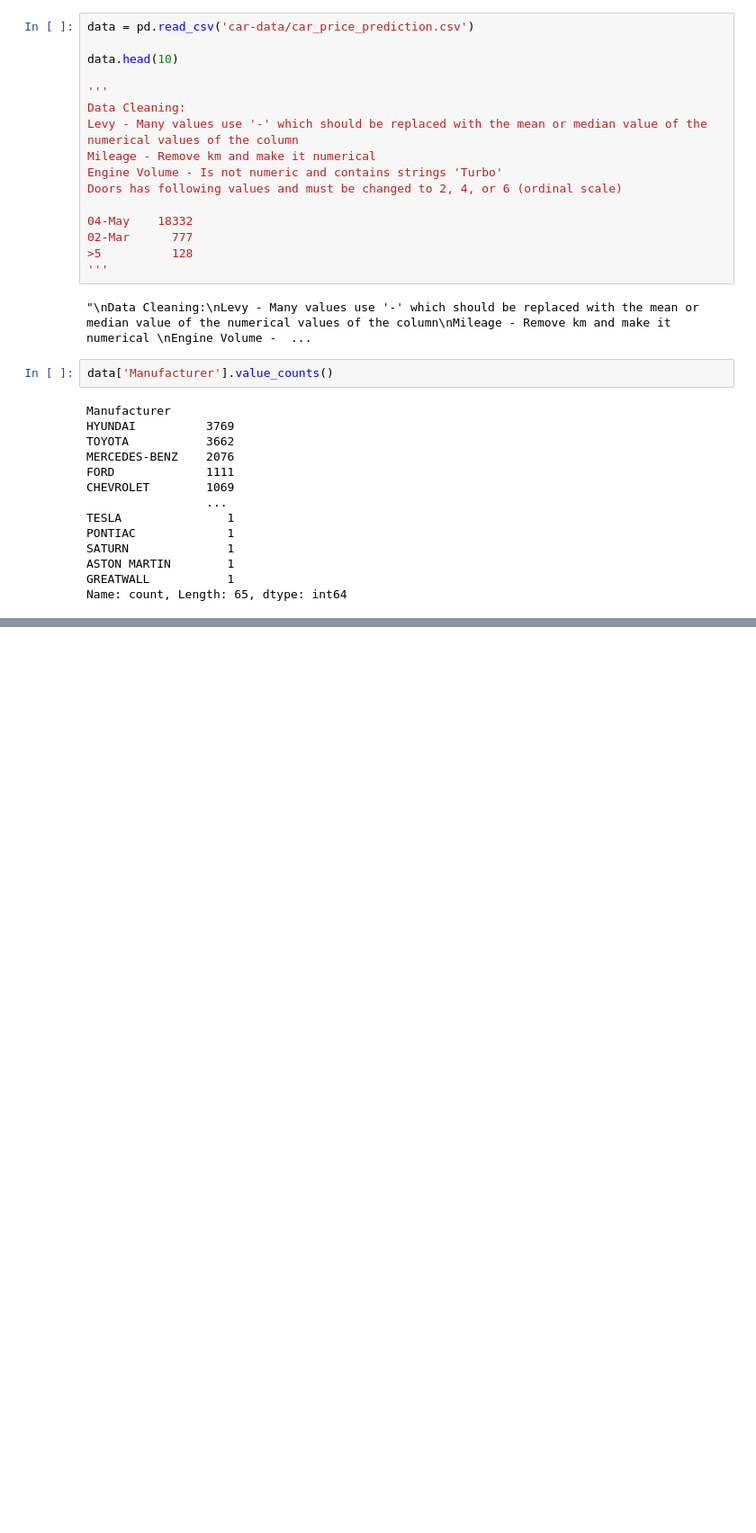
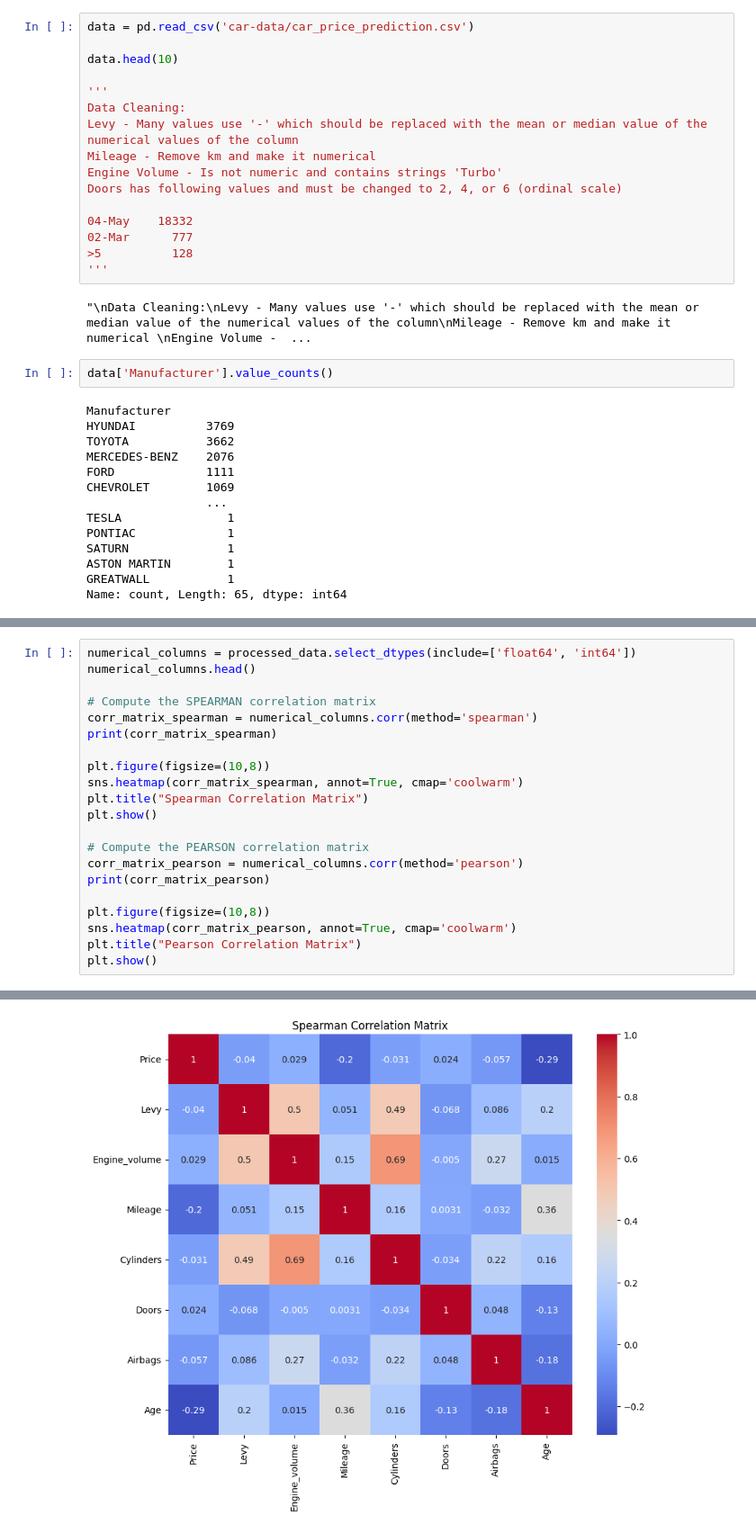
Before and after one commit to Karish-Gupta/DS502-Project, a Jupyter notebook: EDA.ipynb, the cells around one changed output, grey strips where cells are left out. Shown at 90% size. Saved outputs shown, nothing was run; the diff lists cells and outputs as text; blank space fills up the shorter version.

```diff
--- a/EDA.ipynb
+++ b/EDA.ipynb
@@ -96,0 +136,22 @@ Length: 1708, dtype: object
+# %%
+numerical_columns = processed_data.select_dtypes(include=['float64', 'int64'])
+numerical_columns.head()
+
+# Compute the SPEARMAN correlation matrix
+corr_matrix_spearman = numerical_columns.corr(method='spearman')
+print(corr_matrix_spearman)
+
+plt.figure(figsize=(10,8))
+sns.heatmap(corr_matrix_spearman, annot=True, cmap='coolwarm')
+plt.title("Spearman Correlation Matrix")
+plt.show()
+
+# Compute the PEARSON correlation matrix
+corr_matrix_pearson = numerical_columns.corr(method='pearson')
+print(corr_matrix_pearson)
+
+plt.figure(figsize=(10,8))
+sns.heatmap(corr_matrix_pearson, annot=True, cmap='coolwarm')
+plt.title("Pearson Correlation Matrix")
+plt.show()
+# %% [output]
@@ -96,0 +177 @@ Length: 1708, dtype: object
+[figure, added]
```
Also changed, not shown: parts of 18 cells of this notebook.
